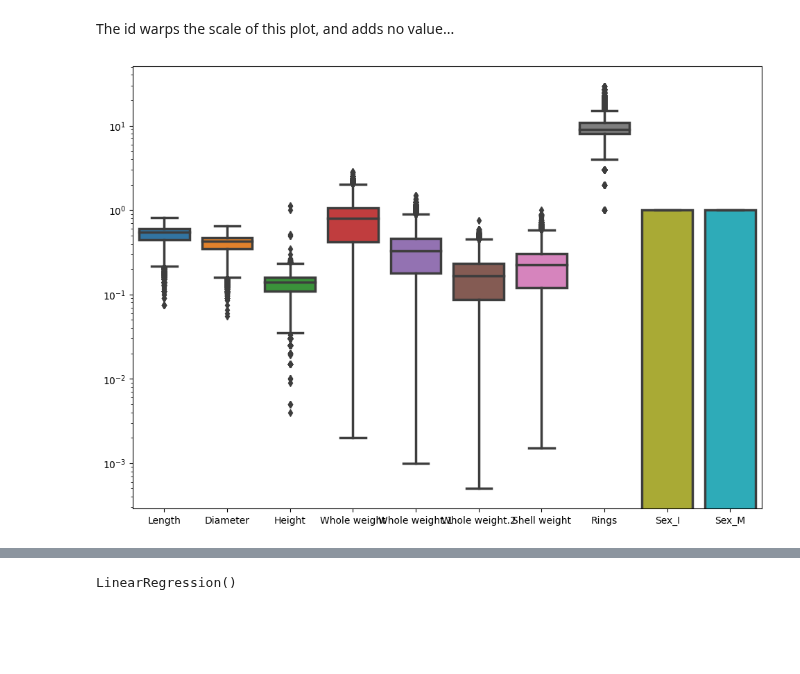
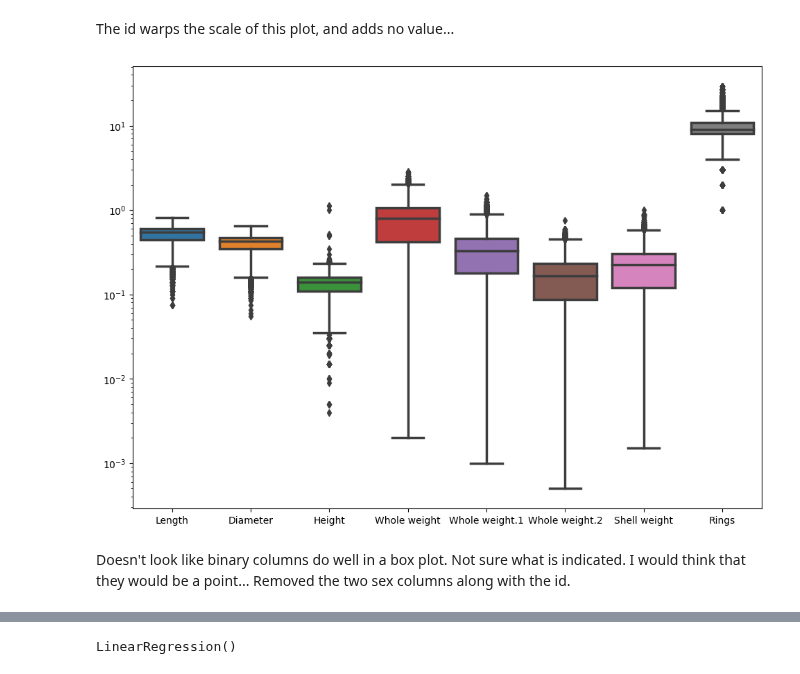
Before and after one commit to flyinacres/kaggle, a Jupyter notebook: abalone-submission-03.ipynb, the cells around one changed output, grey strips where cells are left out. Cells and saved outputs as stored; diff of their text form; code cells hidden in the pictures; blank space fills up the shorter version.

```diff
--- a/abalone-submission-03.ipynb
+++ b/abalone-submission-03.ipynb
@@ -59,10 +59,12 @@ The id warps the scale of this plot, and adds no value...
 # %%
 a4_dims = (11.7, 8.27)
 # drop is not destructive unless the inplace argument is used
 # Note that the axis is required or it thinks you want to drop a row
-no_id_target = target.drop('id', axis=1)
+no_id_target = target.drop(['id', 'Sex_I', 'Sex_M'], axis=1)
 fig, ax = plt.subplots(figsize=a4_dims)
 g = sns.boxplot(data=no_id_target,linewidth=2.5,ax=ax)
 g.set_yscale("log")
 # %% [output]
-[figure, old version]
+[figure, new version]
+# %% [markdown]
+Doesn't look like binary columns do well in a box plot.  Not sure what is indicated.  I would think that they would be a point...  Removed the two sex columns along with the id.
```
Also changed, not shown: parts of 2 cells of this notebook.
